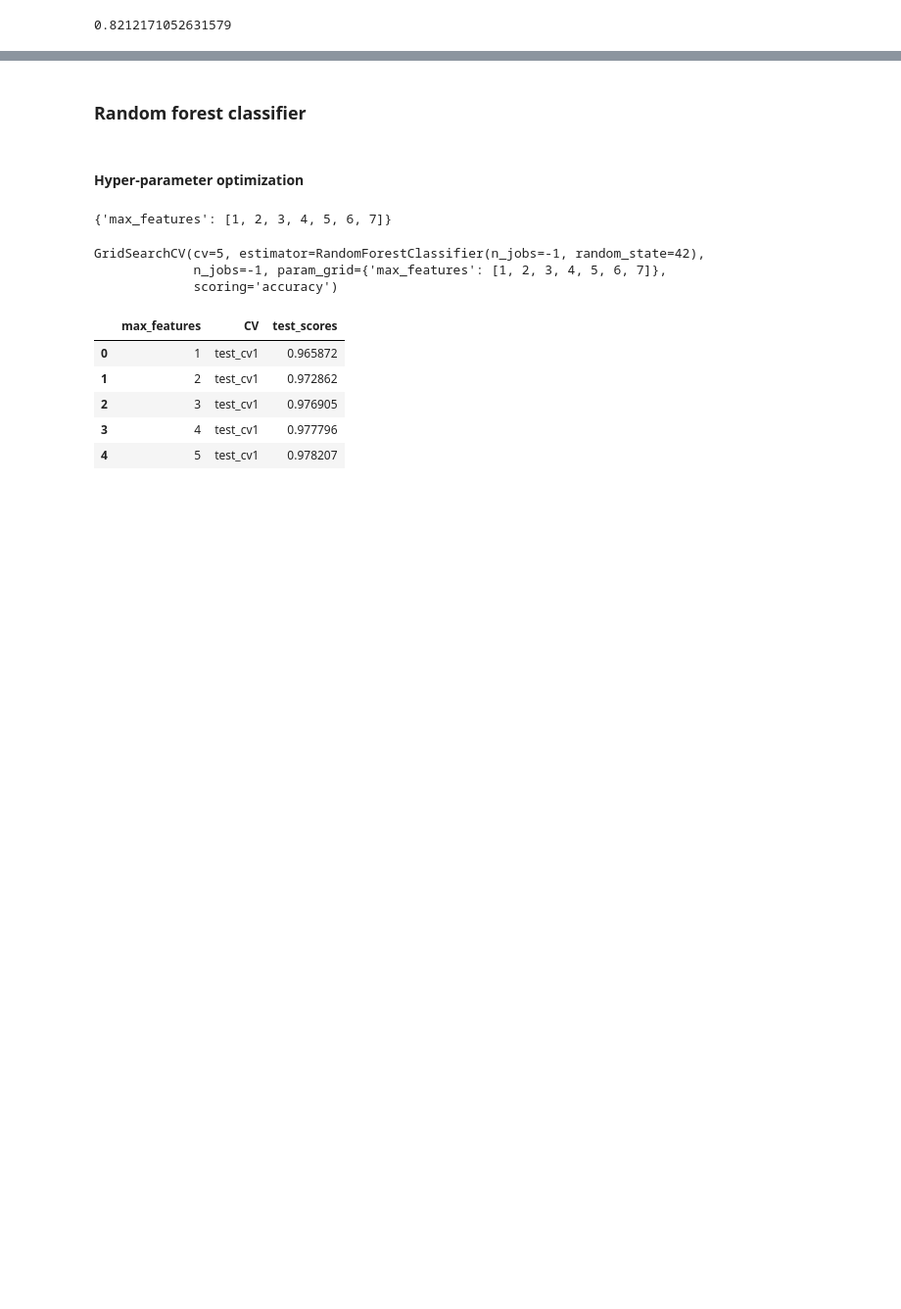
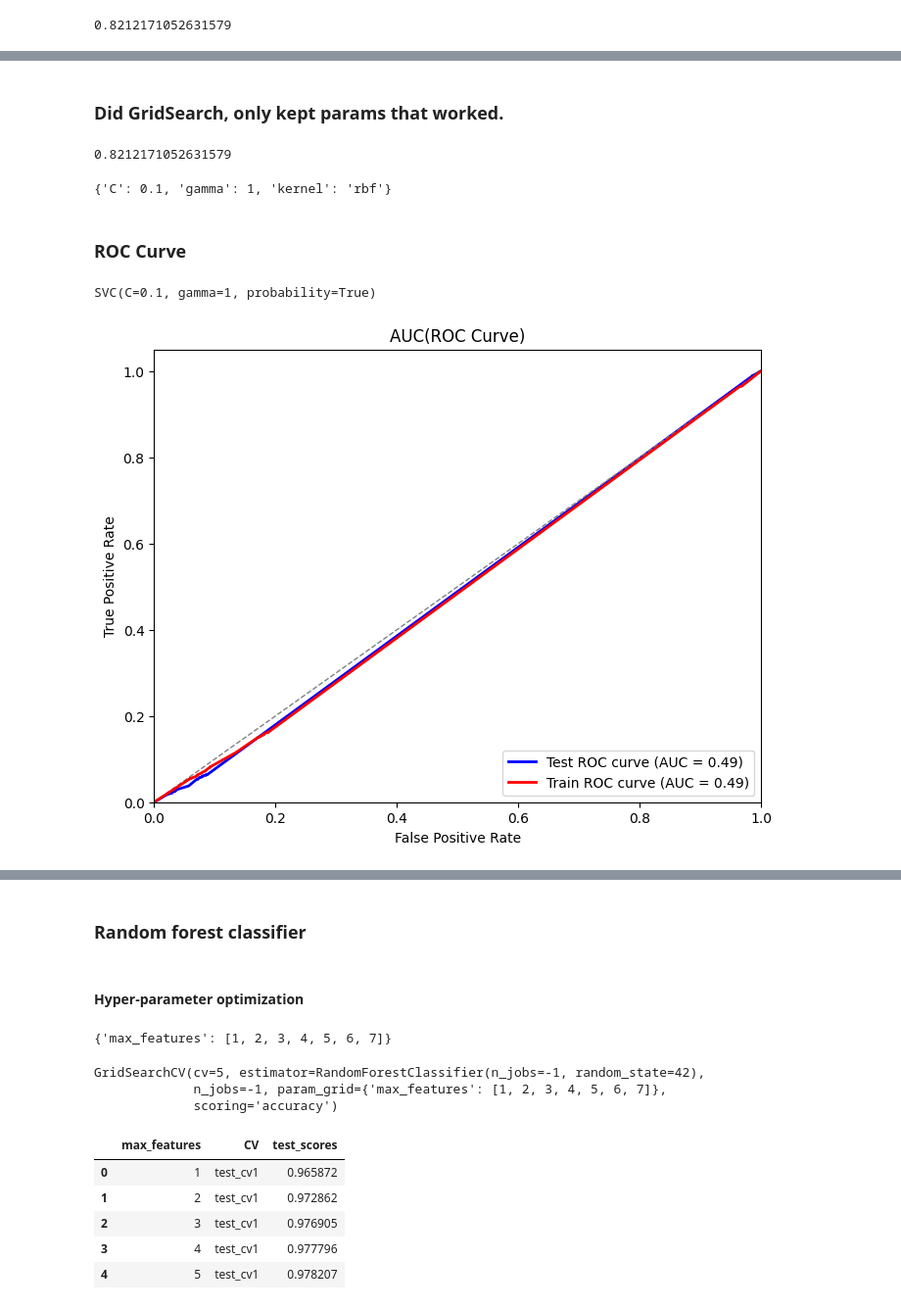
Before and after one commit to hurdg/Spotify_GenreClassifier, a Jupyter notebook: ModelBuilding.ipynb, the cells around one changed output, grey strips where cells are left out. Shown at 98% size. Drawn from its saved outputs; the diff is of its cells as text; code cells hidden in the pictures; blank space fills up the shorter version.

Commit message:
Merged all models

```diff
--- a/ModelBuilding.ipynb
+++ b/ModelBuilding.ipynb
@@ -65,11 +66,3 @@ X_train, X_test, y_train, y_test = train_test_split(X,y,random_state=42,test_siz
 y_test.value_counts()[0]/len(y_test)
 # %% [output]
 0.8212171052631579
-# %%
-#Logistic model
-from sklearn.linear_model import LogisticRegression
-
-log_clf = LogisticRegression(random_state=42)
-log_clf.fit(X_train, y_train)
-yhat = log_clf.predict(X_test)
-(yhat == y_test).mean()
@@ -77,0 +71,2 @@ yhat = log_clf.predict(X_test)
+# %% [markdown]
+### Did GridSearch, only kept params that worked.
@@ -77,0 +86,38 @@ yhat = log_clf.predict(X_test)
+# %%
+from sklearn.metrics import accuracy_score
+print(accuracy_score(y_test, y_pred))
+search.best_params_ # Best params
+# %% [output]
+0.8212171052631579
+{'C': 0.1, 'gamma': 1, 'kernel': 'rbf'}
+# %% [markdown]
+### ROC Curve
+# %%
+from sklearn.metrics import roc_curve, auc
+import matplotlib.pyplot as plt
+
+svm = SVC(kernel = "rbf", gamma = 1, C = 0.1, probability=True)
+svm.fit(X_train.sample(10000), y_train.sample(10000))
+# %% [output]
+SVC(C=0.1, gamma=1, probability=True)
+# %%
+y_probs = svm.predict_proba(X_test)[:,1]
+y_probs_train = svm.predict_proba(X_train)[:,1]
+fpr, tpr, thresholds = roc_curve(y_test, y_probs)
+train_fpr, train_tpr, train_thresholds = roc_curve(y_train, y_probs_train)
+roc_auc = auc(fpr,tpr)
+train_roc_auc = auc(train_fpr, train_tpr)
+
+plt.figure(figsize=(8, 6))
+plt.plot(fpr, tpr, color='b', lw=2, label='Test ROC curve (AUC = %0.2f)' % roc_auc)
+plt.plot([0, 1], [0, 1], color='gray', lw=1, linestyle='--')
+plt.plot(train_fpr, train_tpr, color='r', lw=2, label='Train ROC curve (AUC = %0.2f)' % train_roc_auc)
+plt.xlim([0.0, 1.0])
+plt.ylim([0.0, 1.05])
+plt.xlabel('False Positive Rate')
+plt.ylabel('True Positive Rate')
+plt.title('AUC(ROC Curve)')
+plt.legend(loc='lower right')
+plt.show()
+# %% [output]
+[figure, added]
```
Also changed, not shown: parts of 41 cells of this notebook, 2 other files.
